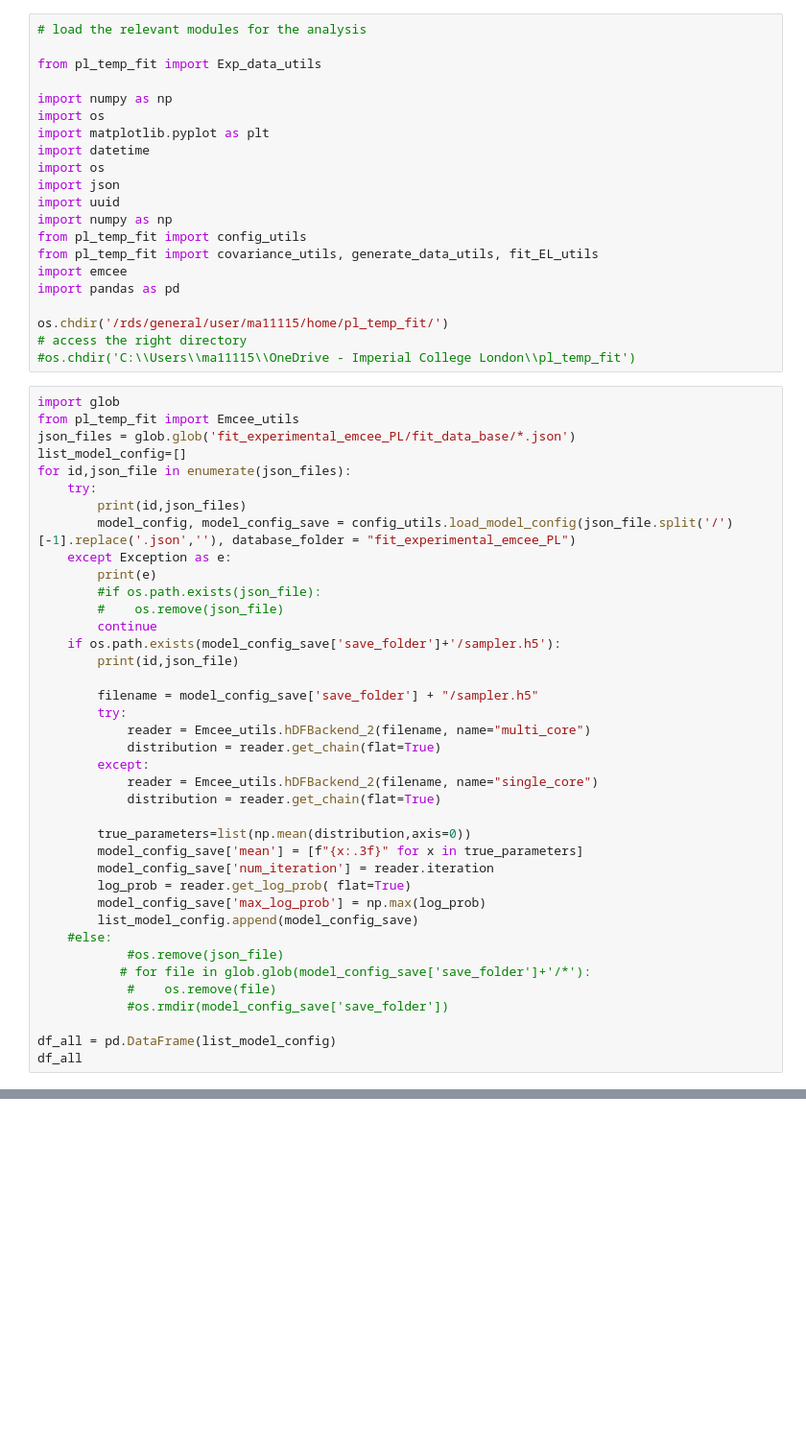
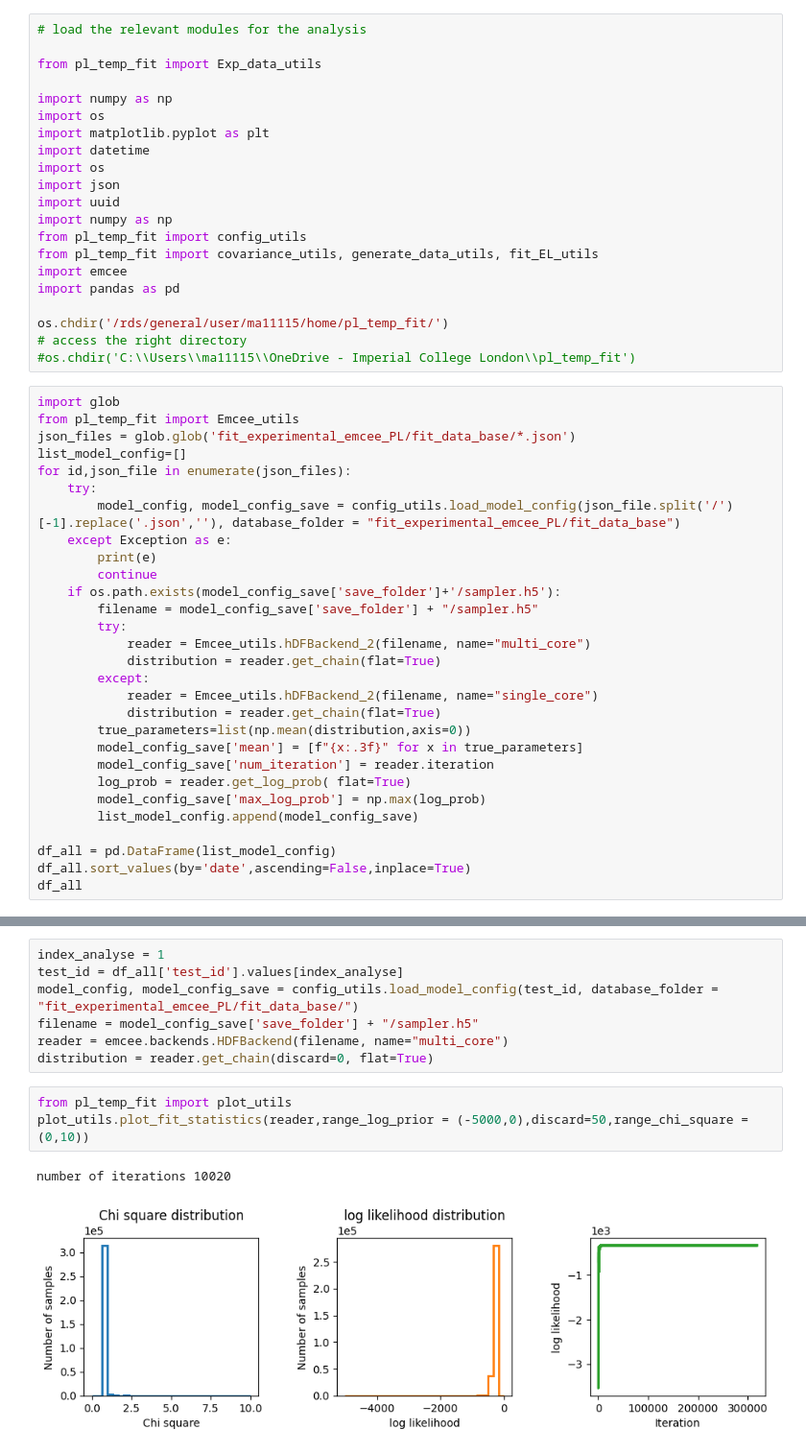
Before and after one commit to mohammedazzouzi15/pl_temp_fit, a Jupyter notebook: notebook/2_analyse_sampling_output_PL.ipynb, the cells around one changed output, grey strips where cells are left out. Shown at 96% size. Saved outputs shown, nothing was run; the diff lists cells and outputs as text; blank space fills up the shorter version.

```diff
--- a/notebook/2_analyse_sampling_output_PL.ipynb
+++ b/notebook/2_analyse_sampling_output_PL.ipynb
@@ -26,16 +26,11 @@ json_files = glob.glob('fit_experimental_emcee_PL/fit_data_base/*.json')
 list_model_config=[]
 for id,json_file in enumerate(json_files):
     try:
-        print(id,json_files)
-        model_config, model_config_save = config_utils.load_model_config(json_file.split('/')[-1].replace('.json',''), database_folder = "fit_experimental_emcee_PL")
+        model_config, model_config_save = config_utils.load_model_config(json_file.split('/')[-1].replace('.json',''), database_folder = "fit_experimental_emcee_PL/fit_data_base")
     except Exception as e:
         print(e)
-        #if os.path.exists(json_file):
-        #    os.remove(json_file)
         continue
     if os.path.exists(model_config_save['save_folder']+'/sampler.h5'):
-        print(id,json_file)
-
         filename = model_config_save['save_folder'] + "/sampler.h5"
         try:
             reader = Emcee_utils.hDFBackend_2(filename, name="multi_core")
@@ -43,19 +38,14 @@ for id,json_file in enumerate(json_files):
         except:
             reader = Emcee_utils.hDFBackend_2(filename, name="single_core")
             distribution = reader.get_chain(flat=True)
-
         true_parameters=list(np.mean(distribution,axis=0))
         model_config_save['mean'] = [f"{x:.3f}" for x in true_parameters]
         model_config_save['num_iteration'] = reader.iteration
         log_prob = reader.get_log_prob( flat=True)
         model_config_save['max_log_prob'] = np.max(log_prob)
         list_model_config.append(model_config_save)
-    #else:
-            #os.remove(json_file)
-           # for file in glob.glob(model_config_save['save_folder']+'/*'):
-            #    os.remove(file)
-            #os.rmdir(model_config_save['save_folder'])
 
 df_all = pd.DataFrame(list_model_config)
+df_all.sort_values(by='date',ascending=False,inplace=True)
 df_all
 # %% [output]
@@ -62,0 +61,13 @@ IndentationError: unindent does not match any outer indentation level (<tokenize
+# %%
+index_analyse = 1
+test_id = df_all['test_id'].values[index_analyse]
+model_config, model_config_save = config_utils.load_model_config(test_id, database_folder = "fit_experimental_emcee_PL/fit_data_base/")
+filename = model_config_save['save_folder'] + "/sampler.h5"
+reader = emcee.backends.HDFBackend(filename, name="multi_core")
+distribution = reader.get_chain(discard=0, flat=True)
+# %%
+from pl_temp_fit import plot_utils
+plot_utils.plot_fit_statistics(reader,range_log_prior = (-5000,0),discard=50,range_chi_square = (0,10))
+# %% [output]
+number of iterations 10020
+[figure, added]
```
Also changed, not shown: parts of 7 cells of this notebook.
